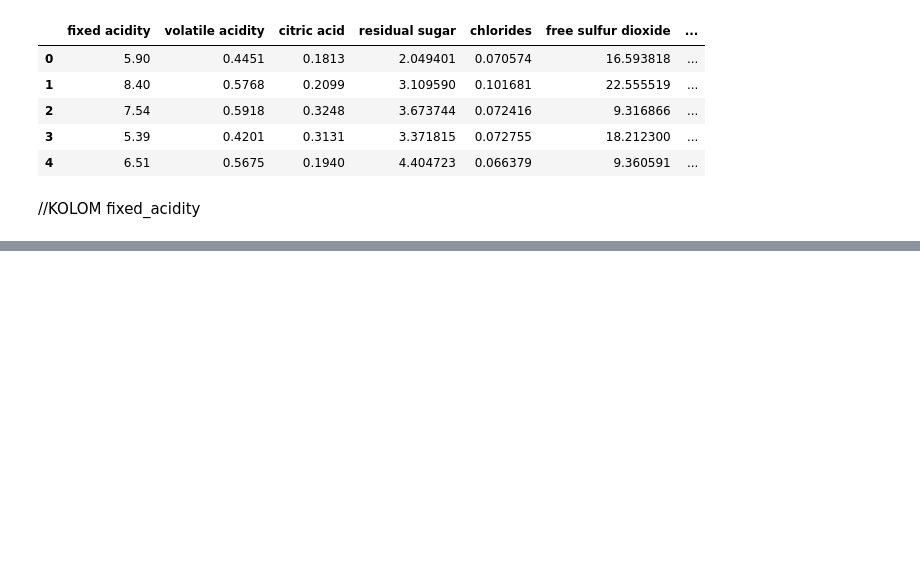
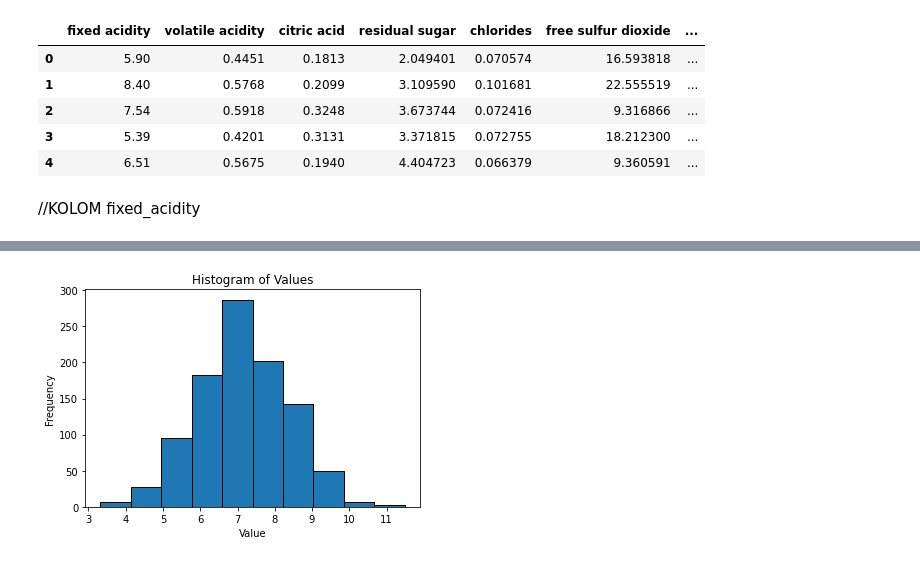
Before and after one commit to zaydanA/T1-IF2220, a Jupyter notebook: main.ipynb, the cells around one changed output, grey strips where cells are left out. Cells and saved outputs as stored; diff of their text form; code cells hidden in the pictures; blank space fills up the shorter version.

```diff
--- a/main.ipynb
+++ b/main.ipynb
@@ -23,0 +521,13 @@ std_deviasi
+# %%
+import matplotlib.pyplot as plt
+import seaborn as sns
+# plot a histogram of the data
+df["fixed acidity"].plot.hist(edgecolor='black')
+
+# add labels and title
+plt.xlabel('Value')
+plt.ylabel('Frequency')
+plt.title('Histogram of Values')
+plt.show()
+# %% [output]
+[figure, added]
```
Also changed, not shown: parts of 19 cells of this notebook.
